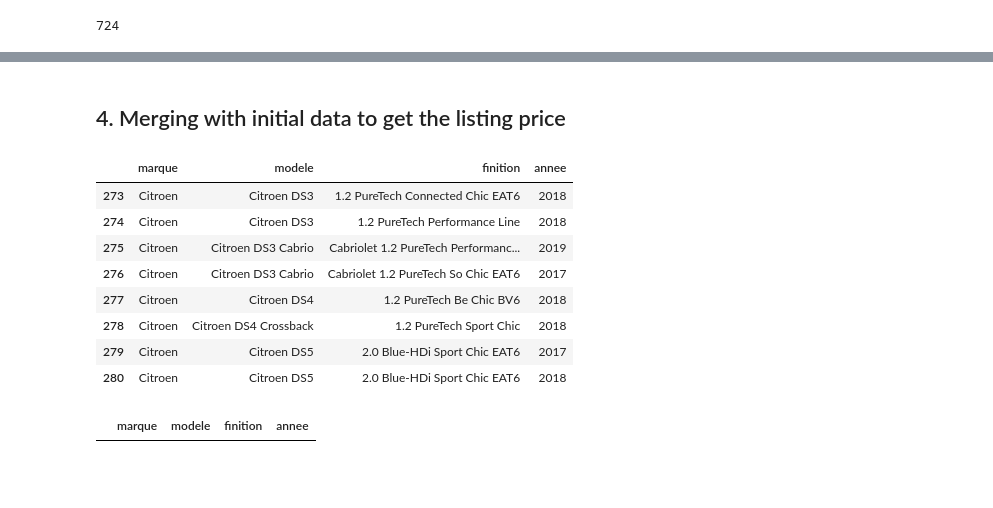
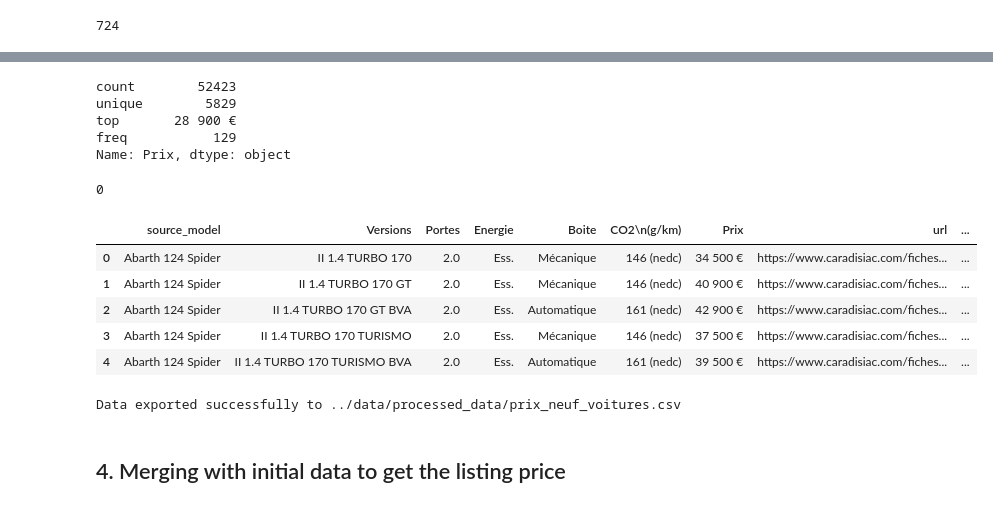
Before and after one commit to Hcle18/Valeur-Residuelle, a Jupyter notebook: notebooks/scraping prix neuf.ipynb, the cells around one changed output, grey strips where cells are left out. Drawn from its saved outputs; the diff is of its cells as text; code cells hidden in the pictures; blank space fills up the shorter version.

```diff
--- a/notebooks/scraping prix neuf.ipynb
+++ b/notebooks/scraping prix neuf.ipynb
@@ -864,19 +923,50 @@ df_combined_nodup.head()
 | 2 | Abarth 124 Spider | 2019 | II 1.4 TURBO 170 GT BVA | 2.0 | Ess. | Automatique | 161 (nedc) | 42 900 € | https://www.caradisiac.com/fiches... | ... |
 | 3 | Abarth 124 Spider | 2019 | II 1.4 TURBO 170 TURISMO | 2.0 | Ess. | Mécanique | 146 (nedc) | 37 500 € | https://www.caradisiac.com/fiches... | ... |
 | 4 | Abarth 124 Spider | 2019 | II 1.4 TURBO 170 TURISMO BVA | 2.0 | Ess. | Automatique | 161 (nedc) | 39 500 € | https://www.caradisiac.com/fiches... | ... |
+# %%
+# Remove missing price
+df_combined_nodup = df_combined_nodup[df_combined_nodup["Prix"].notna()]
+df_combined_nodup['Prix'].describe()
+# %% [output]
+count        52423
+unique        5829
+top       28 900 €
+freq           129
+Name: Prix, dtype: object
+# %%
+# Checking missing price is well removed
+missing_price = df_combined_nodup['Prix'].isnull().sum()
+print(missing_price)
+# %% [output]
+0
+# %%
+# Extract the version from the URL
+df_combined_nodup['Version_selected'] = df_combined_nodup['url'].str.extract(r'--(.*?)/')
+df_combined_nodup['Version_selected'] = df_combined_nodup['Version_selected'].str.replace('-', ' ', regex=False)
+# %%
+df_combined_nodup['option_marque_select'] = df_combined_nodup['option_marque_select'].str.upper()
+df_combined_nodup['Versions'] = df_combined_nodup['Versions'].str.upper()
+df_combined_nodup.drop(columns=['source_year', 'option_modele_select',
+                                'match_type_marque', 'match_type_modele', 'match_type_year',
+                                'modele_annee', 'modele_annee_option',  ], inplace=True)
+# %%
+df_combined_nodup.head()
+# %% [output]
+|  | source_model | Versions | Portes | Energie | Boite | CO2\n(g/km) | Prix | url | ... |
+| 0 | Abarth 124 Spider | II 1.4 TURBO 170 | 2.0 | Ess. | Mécanique | 146 (nedc) | 34 500 € | https://www.caradisiac.com/fiches... | ... |
+| 1 | Abarth 124 Spider | II 1.4 TURBO 170 GT | 2.0 | Ess. | Mécanique | 146 (nedc) | 40 900 € | https://www.caradisiac.com/fiches... | ... |
+| 2 | Abarth 124 Spider | II 1.4 TURBO 170 GT BVA | 2.0 | Ess. | Automatique | 161 (nedc) | 42 900 € | https://www.caradisiac.com/fiches... | ... |
+| 3 | Abarth 124 Spider | II 1.4 TURBO 170 TURISMO | 2.0 | Ess. | Mécanique | 146 (nedc) | 37 500 € | https://www.caradisiac.com/fiches... | ... |
+| 4 | Abarth 124 Spider | II 1.4 TURBO 170 TURISMO BVA | 2.0 | Ess. | Automatique | 161 (nedc) | 39 500 € | https://www.caradisiac.com/fiches... | ... |
+# %%
+# Exporter les données dans un fichier CSV
+df_combined_nodup.to_csv('../data/processed_data/prix_neuf_voitures_vf.csv', index=False, encoding='utf-8-sig')
+print("Data exported successfully to ../data/processed_data/prix_neuf_voitures.csv")
+# %% [output]
+Data exported successfully to ../data/processed_data/prix_neuf_voitures.csv
 # %% [markdown]
 ## 4. Merging with initial data to get the listing price
 # %%
-df_model[(df_model['modele'].str.lower().str.contains("ds", na=False)) & (df_model['marque'].str.lower().str.contains('citroen', na=False))]
+# df_model[(df_model['modele'].str.lower().str.contains("ds", na=False)) & (df_model['marque'].str.lower().str.contains('citroen', na=False))]
-# %% [output]
-|  | marque | modele | finition | annee |
-| 273 | Citroen | Citroen DS3 | 1.2 PureTech Connected Chic EAT6 | 2018 |
-| 274 | Citroen | Citroen DS3 | 1.2 PureTech Performance Line | 2018 |
-| 275 | Citroen | Citroen DS3 Cabrio | Cabriolet 1.2 PureTech Performanc... | 2019 |
-| 276 | Citroen | Citroen DS3 Cabrio | Cabriolet 1.2 PureTech So Chic EAT6 | 2017 |
-| 277 | Citroen | Citroen DS4 | 1.2 PureTech Be Chic BV6 | 2018 |
-| 278 | Citroen | Citroen DS4 Crossback | 1.2 PureTech Sport Chic | 2018 |
-| 279 | Citroen | Citroen DS5 | 2.0 Blue-HDi Sport Chic EAT6 | 2017 |
-| 280 | Citroen | Citroen DS5 | 2.0 Blue-HDi Sport Chic EAT6 | 2018 |
 # %%
 # Rename "marque" Citroen = DS if "modele" contains DS and "marque" contains Citroen
@@ -884,5 +974,3 @@ df_model.loc[(df_model['marque'].str.lower().str.contains('citroen', na=False))
 # %%
 # Checking again, should be empty
-df_model[(df_model['modele'].str.lower().str.contains("ds", na=False)) & (df_model['marque'].str.lower().str.contains('citroen', na=False))]
+# df_model[(df_model['modele'].str.lower().str.contains("ds", na=False)) & (df_model['marque'].str.lower().str.contains('citroen', na=False))]
-# %% [output]
-|  | marque | modele | finition | annee |
```
Also changed, not shown: parts of 22 cells of this notebook.
